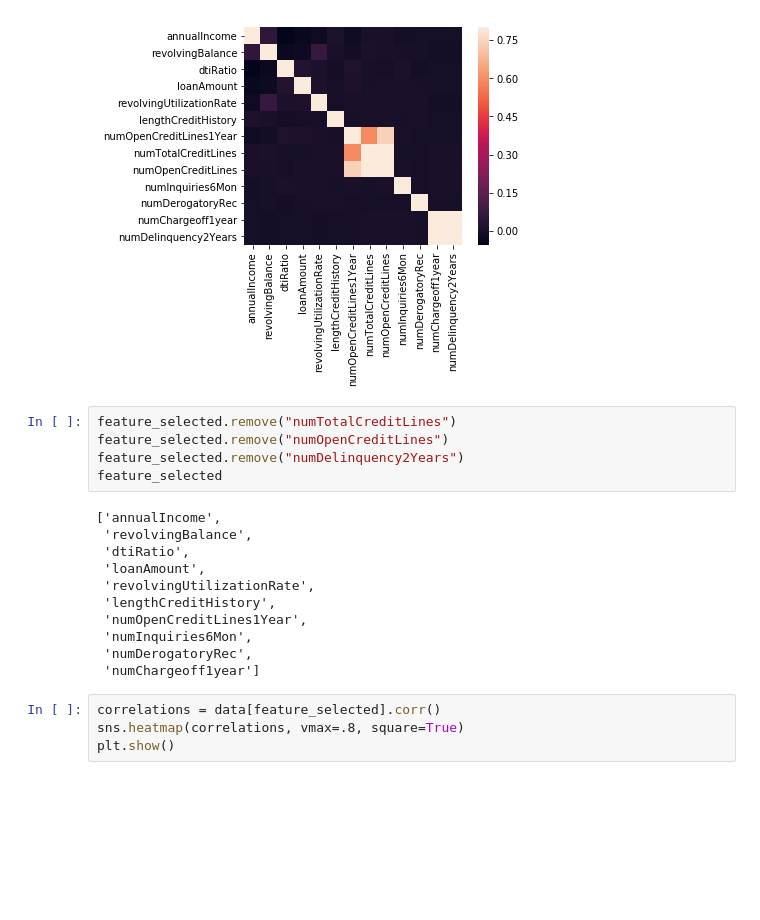
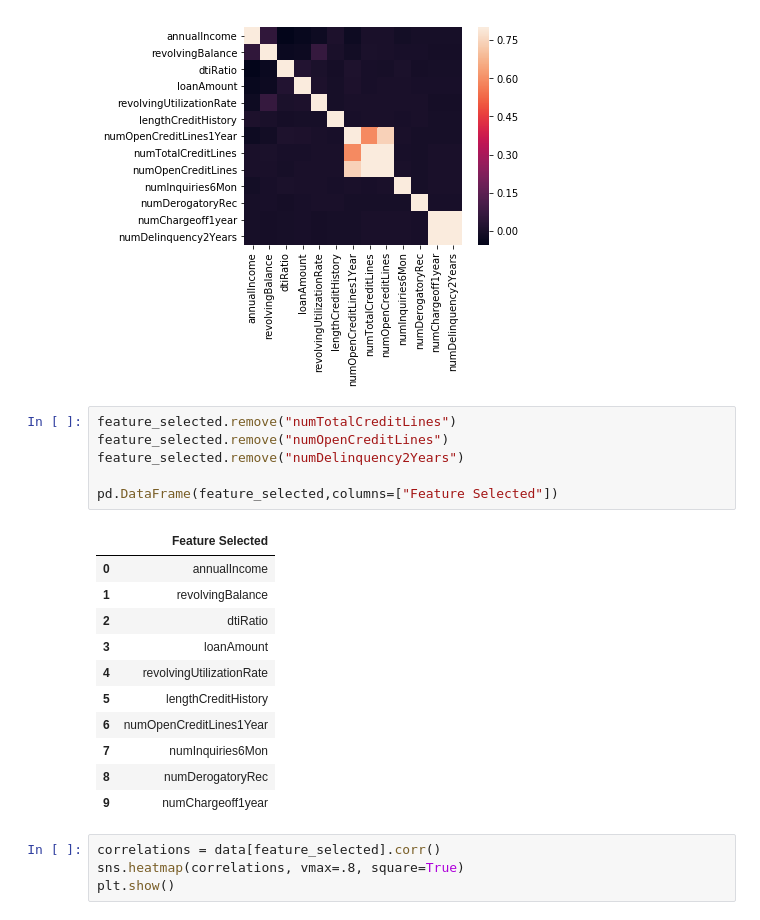
Before and after one commit to marcelotroiani/bootcamp, a Jupyter notebook: project-loan-credit-risk/Project3_CreditRisk.ipynb, the cells around one changed output. Drawn from its saved outputs; the diff is of its cells as text; blank space fills up the shorter version.

```diff
--- a/project-loan-credit-risk/Project3_CreditRisk.ipynb
+++ b/project-loan-credit-risk/Project3_CreditRisk.ipynb
@@ -146,19 +147,21 @@ plt.show()
 # %%
 feature_selected.remove("numTotalCreditLines")
 feature_selected.remove("numOpenCreditLines")
 feature_selected.remove("numDelinquency2Years")
-feature_selected
+
+pd.DataFrame(feature_selected,columns=["Feature Selected"])
 # %% [output]
-['annualIncome',
- 'revolvingBalance',
- 'dtiRatio',
- 'loanAmount',
- 'revolvingUtilizationRate',
- 'lengthCreditHistory',
- 'numOpenCreditLines1Year',
- 'numInquiries6Mon',
- 'numDerogatoryRec',
- 'numChargeoff1year']
+|  | Feature Selected |
+| 0 | annualIncome |
+| 1 | revolvingBalance |
+| 2 | dtiRatio |
+| 3 | loanAmount |
+| 4 | revolvingUtilizationRate |
+| 5 | lengthCreditHistory |
+| 6 | numOpenCreditLines1Year |
+| 7 | numInquiries6Mon |
+| 8 | numDerogatoryRec |
+| 9 | numChargeoff1year |
 # %%
 correlations = data[feature_selected].corr()
 sns.heatmap(correlations, vmax=.8, square=True)
```
Also changed, not shown: parts of 12 cells of this notebook, 5 other files.
